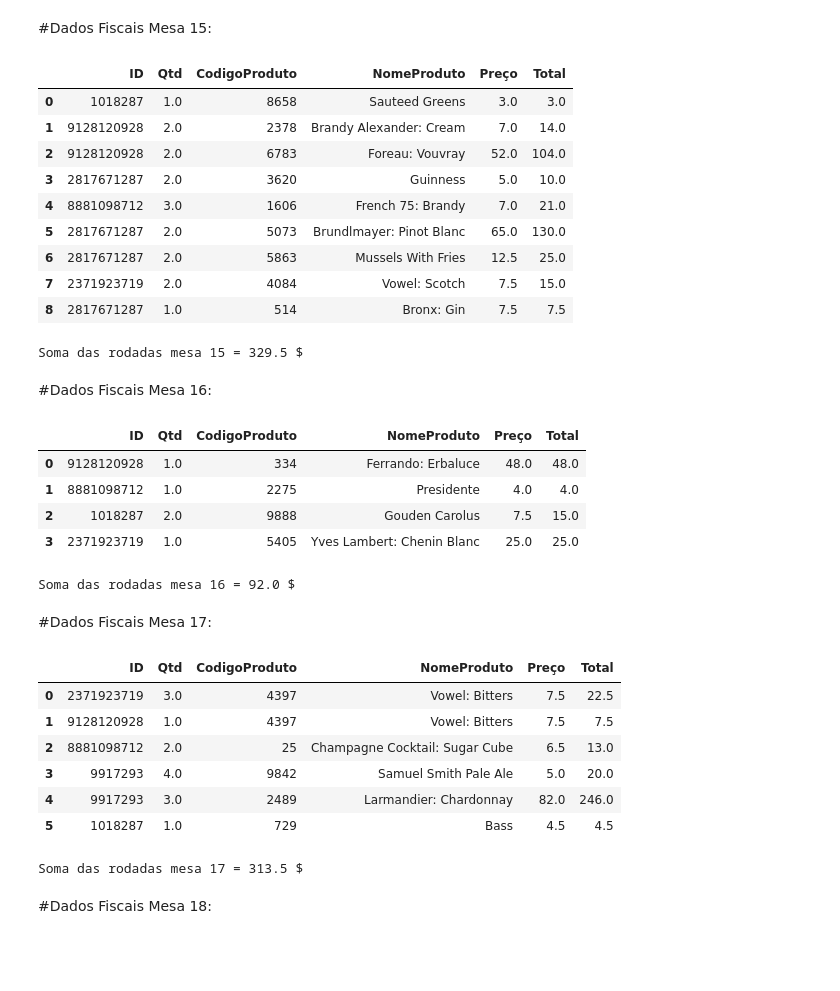
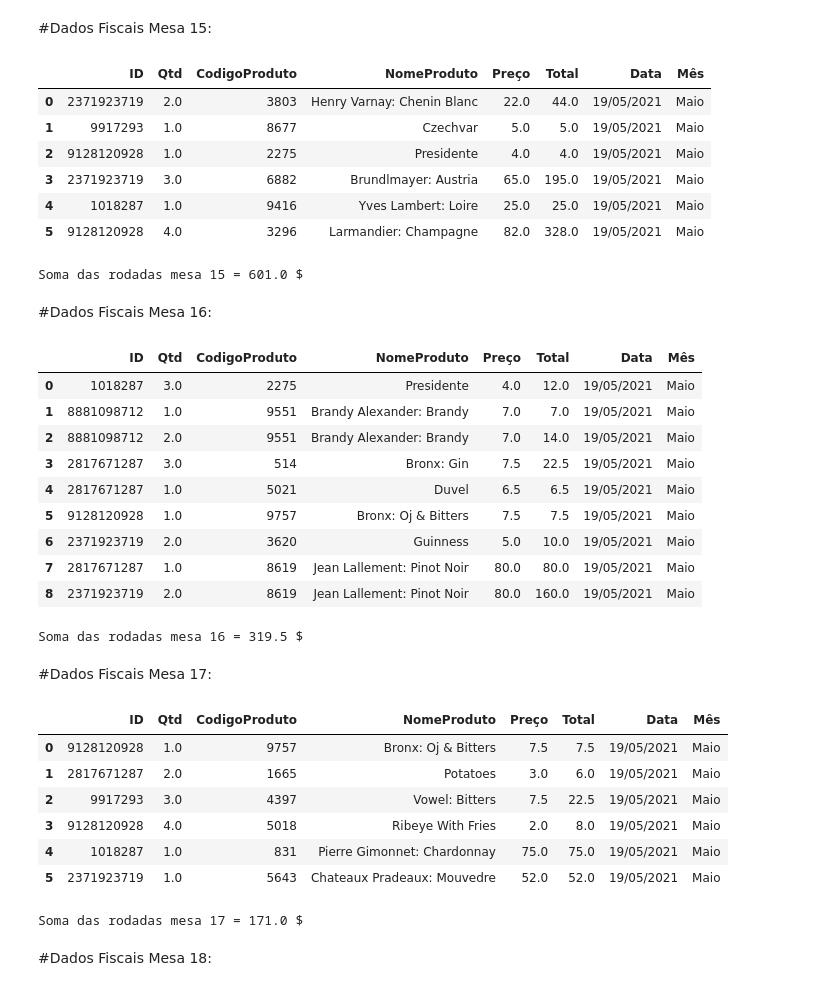
Before and after one commit to RFFSoftwareEngineering/DesafioDataAnalytics, a Jupyter notebook: DesafioFalqon.ipynb, the cells around one changed output. Cells and saved outputs as stored; diff of their text form; code cells hidden in the pictures; blank space fills up the shorter version.

```diff
--- a/DesafioFalqon.ipynb
+++ b/DesafioFalqon.ipynb
@@ -663,10 +683,6 @@ Soma das rodadas mesa 14 = 87.5 $
 # %%
-urlMesa15 = "/content/mesa_15.csv"
 
-PedidosM15 = pd.read_csv(urlMesa15)
-#display(PedidosM15)
-
-PedidosM15Arrumado = PedidosM15["9128120928\t1\t3296"].str.split("\t", 2, expand = True)
+PedidosM15Arrumado = PedidosM15["2371923719\t2\t4140"].str.split("\t", 2, expand = True)
 
 PedidosM15Arrumado.columns = ['ID', 'Qtd', 'CodigoProduto']
 
@@ -675,21 +691,20 @@ NFMesa15 = pd.merge(PedidosM15Arrumado, CardapioArrumado[["CodigoProduto", "Nome
 NFMesa15["Qtd"] = NFMesa15["Qtd"].astype(float)
 NFMesa15["Preço"] = NFMesa15["Preço"].astype(float)
 dadosNFMesa15 = NFMesa15.assign(Total = NFMesa15.Qtd * NFMesa15.Preço)
+dadosNFMesa15["Data"] = "19/05/2021"
+dadosNFMesa15["Mês"] = "Maio"
 display(dadosNFMesa15)
 
-SomadasRodadasM15 = dadosNFMesa15.Total.sum()
+SomadasRodadasM15 = dadosNFMesa15.Total.sum()#
 print("Soma das rodadas mesa 15 =", SomadasRodadasM15,"$")
 # %% [output]
-|  | ID | Qtd | CodigoProduto | NomeProduto | Preço | Total |
-| 0 | 1018287 | 1.0 | 8658 | Sauteed Greens | 3.0 | 3.0 |
-| 1 | 9128120928 | 2.0 | 2378 | Brandy Alexander: Cream | 7.0 | 14.0 |
-| 2 | 9128120928 | 2.0 | 6783 | Foreau: Vouvray | 52.0 | 104.0 |
-| 3 | 2817671287 | 2.0 | 3620 | Guinness | 5.0 | 10.0 |
-| 4 | 8881098712 | 3.0 | 1606 | French 75: Brandy | 7.0 | 21.0 |
-| 5 | 2817671287 | 2.0 | 5073 | Brundlmayer: Pinot Blanc | 65.0 | 130.0 |
-| 6 | 2817671287 | 2.0 | 5863 | Mussels With Fries | 12.5 | 25.0 |
-| 7 | 2371923719 | 2.0 | 4084 | Vowel: Scotch | 7.5 | 15.0 |
-| 8 | 2817671287 | 1.0 | 514 | Bronx: Gin | 7.5 | 7.5 |
+|  | ID | Qtd | CodigoProduto | NomeProduto | Preço | Total | Data | Mês |
+| 0 | 2371923719 | 2.0 | 3803 | Henry Varnay: Chenin Blanc | 22.0 | 44.0 | 19/05/2021 | Maio |
+| 1 | 9917293 | 1.0 | 8677 | Czechvar | 5.0 | 5.0 | 19/05/2021 | Maio |
+| 2 | 9128120928 | 1.0 | 2275 | Presidente | 4.0 | 4.0 | 19/05/2021 | Maio |
+| 3 | 2371923719 | 3.0 | 6882 | Brundlmayer: Austria | 65.0 | 195.0 | 19/05/2021 | Maio |
+| 4 | 1018287 | 1.0 | 9416 | Yves Lambert: Loire | 25.0 | 25.0 | 19/05/2021 | Maio |
+| 5 | 9128120928 | 4.0 | 3296 | Larmandier: Champagne | 82.0 | 328.0 | 19/05/2021 | Maio |
-Soma das rodadas mesa 15 = 329.5 $
+Soma das rodadas mesa 15 = 601.0 $
 # %% [markdown]
 #Dados Fiscais Mesa 16:
@@ -696,28 +716,30 @@ Soma das rodadas mesa 15 = 329.5 $
 # %%
-urlMesa16 = "/content/mesa_16.csv"
-
-PedidosM16 = pd.read_csv(urlMesa16)
-#display(PedidosM16)
-
-PedidosM16Arrumado = PedidosM16["2371923719\t2\t8619"].str.split("\t", 2, expand = True)
+PedidosM16Arrumado = PedidosM16["2817671287\t1\t7330"].str.split("\t", 2, expand = True)
 
 PedidosM16Arrumado.columns = ['ID', 'Qtd', 'CodigoProduto']
 
 NFMesa16 = pd.merge(PedidosM16Arrumado, CardapioArrumado[["CodigoProduto", "NomeProduto", "Preço"]], on = "CodigoProduto")
 
 NFMesa16["Qtd"] = NFMesa16["Qtd"].astype(float)
 NFMesa16["Preço"] = NFMesa16["Preço"].astype(float)
 dadosNFMesa16 = NFMesa16.assign(Total = NFMesa16.Qtd * NFMesa16.Preço)
+dadosNFMesa16["Data"] = "19/05/2021"
+dadosNFMesa16["Mês"] = "Maio"
 display(dadosNFMesa16)
 
 SomadasRodadasM16 = dadosNFMesa16.Total.sum()
 print("Soma das rodadas mesa 16 =", SomadasRodadasM16,"$")
 # %% [output]
-|  | ID | Qtd | CodigoProduto | NomeProduto | Preço | Total |
-| 0 | 9128120928 | 1.0 | 334 | Ferrando: Erbaluce | 48.0 | 48.0 |
-| 1 | 8881098712 | 1.0 | 2275 | Presidente | 4.0 | 4.0 |
-| 2 | 1018287 | 2.0 | 9888 | Gouden Carolus | 7.5 | 15.0 |
-| 3 | 2371923719 | 1.0 | 5405 | Yves Lambert: Chenin Blanc | 25.0 | 25.0 |
+|  | ID | Qtd | CodigoProduto | NomeProduto | Preço | Total | Data | Mês |
+| 0 | 1018287 | 3.0 | 2275 | Presidente | 4.0 | 12.0 | 19/05/2021 | Maio |
+| 1 | 8881098712 | 1.0 | 9551 | Brandy Alexander: Brandy | 7.0 | 7.0 | 19/05/2021 | Maio |
+| 2 | 8881098712 | 2.0 | 9551 | Brandy Alexander: Brandy | 7.0 | 14.0 | 19/05/2021 | Maio |
+| 3 | 2817671287 | 3.0 | 514 | Bronx: Gin | 7.5 | 22.5 | 19/05/2021 | Maio |
+| 4 | 2817671287 | 1.0 | 5021 | Duvel | 6.5 | 6.5 | 19/05/2021 | Maio |
+| 5 | 9128120928 | 1.0 | 9757 | Bronx: Oj & Bitters | 7.5 | 7.5 | 19/05/2021 | Maio |
+| 6 | 2371923719 | 2.0 | 3620 | Guinness | 5.0 | 10.0 | 19/05/2021 | Maio |
+| 7 | 2817671287 | 1.0 | 8619 | Jean Lallement: Pinot Noir | 80.0 | 80.0 | 19/05/2021 | Maio |
+| 8 | 2371923719 | 2.0 | 8619 | Jean Lallement: Pinot Noir | 80.0 | 160.0 | 19/05/2021 | Maio |
-Soma das rodadas mesa 16 = 92.0 $
+Soma das rodadas mesa 16 = 319.5 $
 # %% [markdown]
 #Dados Fiscais Mesa 17:
@@ -724,10 +751,6 @@ Soma das rodadas mesa 16 = 92.0 $
 # %%
-urlMesa17 = "/content/mesa_17.csv"
 
-PedidosM17 = pd.read_csv(urlMesa17)
-#display(PedidosM17)
-
-PedidosM17Arrumado = PedidosM17["9128120928\t4\t3620"].str.split("\t", 2, expand = True)
+PedidosM17Arrumado = PedidosM17["2817671287\t4\t9416"].str.split("\t", 2, expand = True)
 
 PedidosM17Arrumado.columns = ['ID', 'Qtd', 'CodigoProduto']
 
@@ -736,18 +759,20 @@ NFMesa17 = pd.merge(PedidosM17Arrumado, CardapioArrumado[["CodigoProduto", "Nome
 NFMesa17["Qtd"] = NFMesa17["Qtd"].astype(float)
 NFMesa17["Preço"] = NFMesa17["Preço"].astype(float)
 dadosNFMesa17 = NFMesa17.assign(Total = NFMesa17.Qtd * NFMesa17.Preço)
+dadosNFMesa17["Data"] = "19/05/2021"
+dadosNFMesa17["Mês"] = "Maio"
 display(dadosNFMesa17)
 
 SomadasRodadasM17 = dadosNFMesa17.Total.sum()
 print("Soma das rodadas mesa 17 =", SomadasRodadasM17,"$")
 # %% [output]
-|  | ID | Qtd | CodigoProduto | NomeProduto | Preço | Total |
-| 0 | 2371923719 | 3.0 | 4397 | Vowel: Bitters | 7.5 | 22.5 |
-| 1 | 9128120928 | 1.0 | 4397 | Vowel: Bitters | 7.5 | 7.5 |
-| 2 | 8881098712 | 2.0 | 25 | Champagne Cocktail: Sugar Cube | 6.5 | 13.0 |
-| 3 | 9917293 | 4.0 | 9842 | Samuel Smith Pale Ale | 5.0 | 20.0 |
-| 4 | 9917293 | 3.0 | 2489 | Larmandier: Chardonnay | 82.0 | 246.0 |
-| 5 | 1018287 | 1.0 | 729 | Bass | 4.5 | 4.5 |
+|  | ID | Qtd | CodigoProduto | NomeProduto | Preço | Total | Data | Mês |
+| 0 | 9128120928 | 1.0 | 9757 | Bronx: Oj & Bitters | 7.5 | 7.5 | 19/05/2021 | Maio |
+| 1 | 2817671287 | 2.0 | 1665 | Potatoes | 3.0 | 6.0 | 19/05/2021 | Maio |
+| 2 | 9917293 | 3.0 | 4397 | Vowel: Bitters | 7.5 | 22.5 | 19/05/2021 | Maio |
+| 3 | 9128120928 | 4.0 | 5018 | Ribeye With Fries | 2.0 | 8.0 | 19/05/2021 | Maio |
+| 4 | 1018287 | 1.0 | 831 | Pierre Gimonnet: Chardonnay | 75.0 | 75.0 | 19/05/2021 | Maio |
+| 5 | 2371923719 | 1.0 | 5643 | Chateaux Pradeaux: Mouvedre | 52.0 | 52.0 | 19/05/2021 | Maio |
-Soma das rodadas mesa 17 = 313.5 $
+Soma das rodadas mesa 17 = 171.0 $
 # %% [markdown]
 #Dados Fiscais Mesa 18:
```
Also changed, not shown: parts of 53 cells of this notebook.
